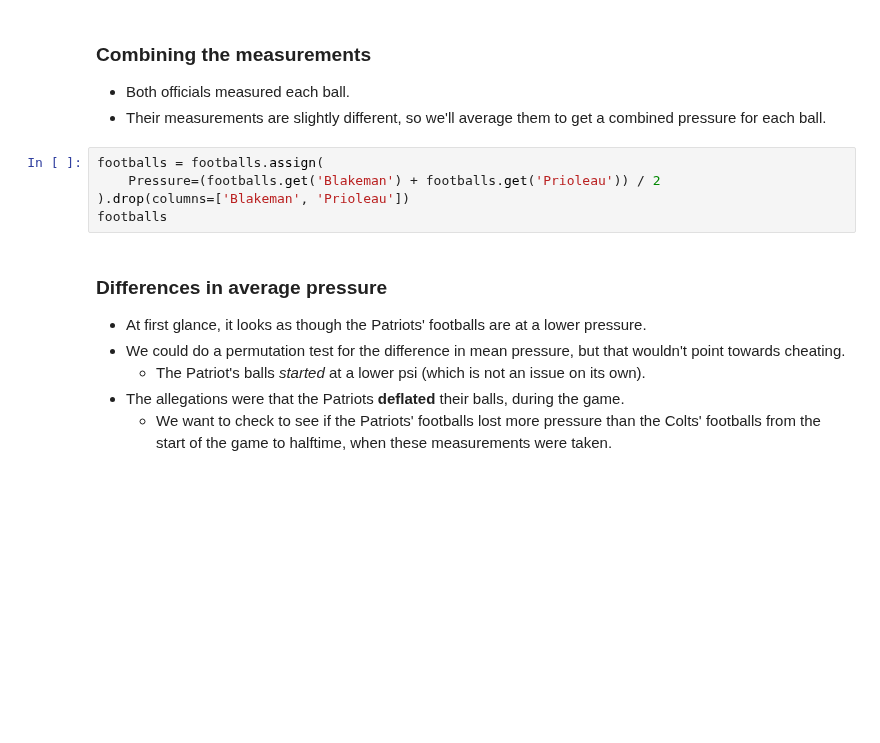
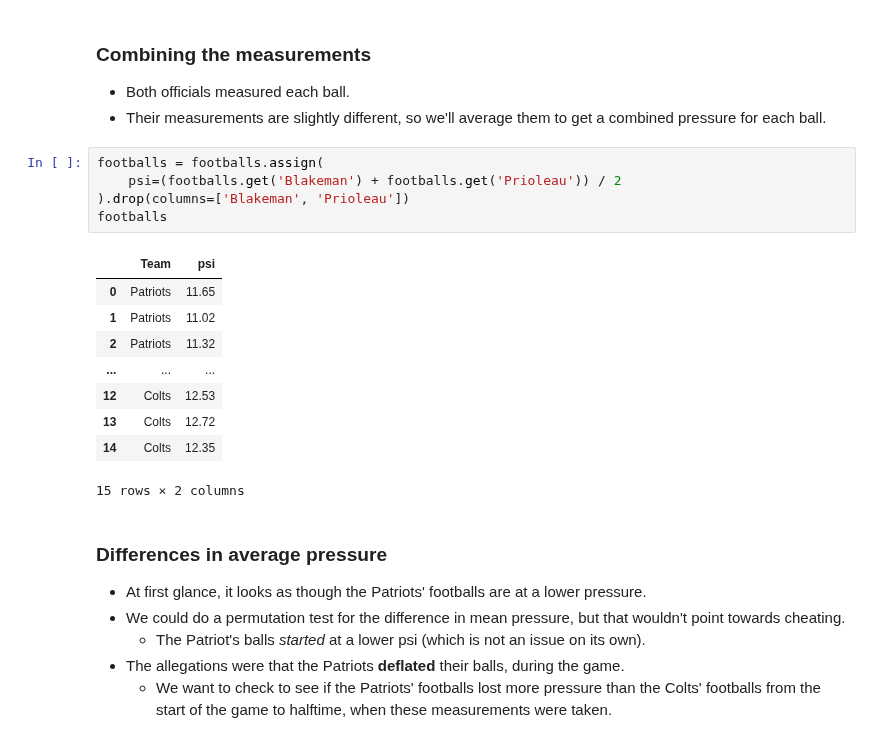
Before and after one commit to dsc-courses/dsc10-2022-su, a Jupyter notebook: lectures/lec17/lec17-live.ipynb, the cells around one changed output. Drawn from its saved outputs; the diff is of its cells as text; blank space fills up the shorter version.

```diff
--- a/lectures/lec17/lec17-live.ipynb
+++ b/lectures/lec17/lec17-live.ipynb
@@ -294,9 +301,19 @@ There are only 15 rows (11 for Patriots footballs, 4 for Colts footballs) since
 - Their measurements are slightly different, so we'll average them to get a combined pressure for each ball.
 # %%
 footballs = footballs.assign(
-    Pressure=(footballs.get('Blakeman') + footballs.get('Prioleau')) / 2
+    psi=(footballs.get('Blakeman') + footballs.get('Prioleau')) / 2
 ).drop(columns=['Blakeman', 'Prioleau'])
 footballs
+# %% [output]
+|  | Team | psi |
+| 0 | Patriots | 11.65 |
+| 1 | Patriots | 11.02 |
+| 2 | Patriots | 11.32 |
+| ... | ... | ... |
+| 12 | Colts | 12.53 |
+| 13 | Colts | 12.72 |
+| 14 | Colts | 12.35 |
+15 rows × 2 columns
 # %% [markdown]
 ### Differences in average pressure
 
```
Also changed, not shown: parts of 50 cells of this notebook, 2 other files.
